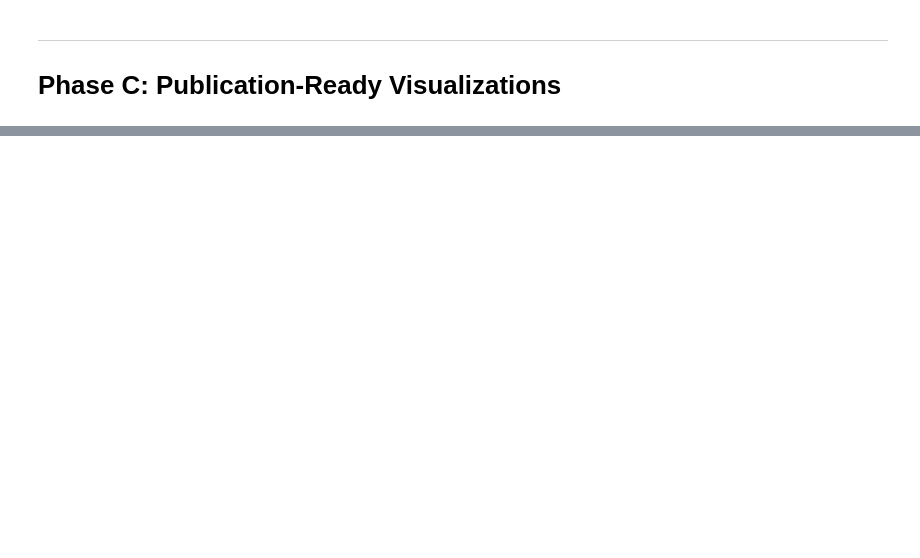
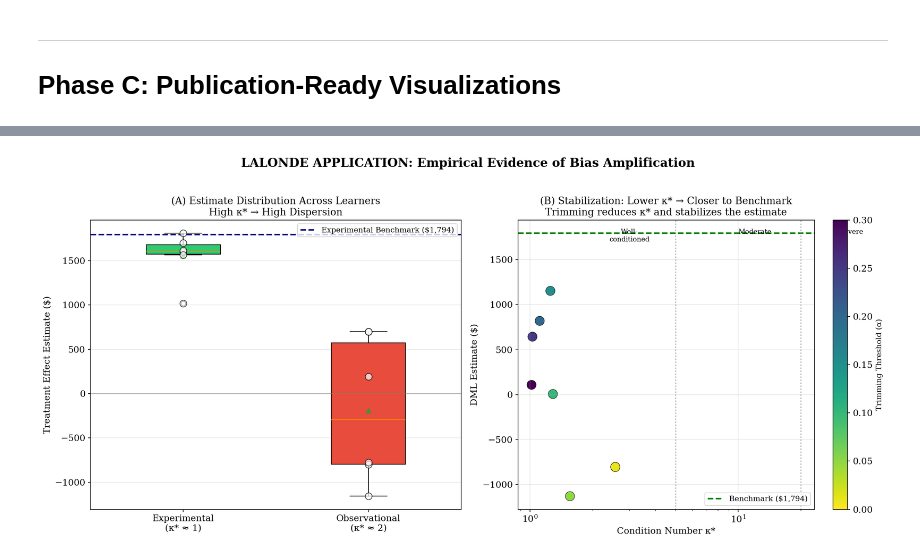
Before and after one commit to gsaco/dml-condition, a Jupyter notebook: notebooks/lalonde_application.ipynb, the cells around one changed output, grey strips where cells are left out. Drawn from its saved outputs; the diff is of its cells as text; code cells hidden in the pictures; blank space fills up the shorter version.

```diff
--- a/notebooks/lalonde_application.ipynb
+++ b/notebooks/lalonde_application.ipynb
@@ -549,0 +1019,99 @@ Saved: ../results/lalonde_stabilization_path.pdf
+# %%
+# =============================================================================
+# PUBLICATION FIGURE: TWO-PANEL LALONDE SUMMARY
+# =============================================================================
+
+fig, axes = plt.subplots(1, 2, figsize=(16, 7))
+
+# =============================================================================
+# Panel A: Estimate Comparison (Box-style)
+# =============================================================================
+ax1 = axes[0]
+
+# Get experimental and observational estimates
+exp_estimates = df_exp['Estimate'].values
+obs_estimates = df_obs['Estimate'].values
+
+# Create box positions
+positions = [1, 2]
+bp = ax1.boxplot([exp_estimates, obs_estimates], positions=positions, widths=0.4,
+                  patch_artist=True, showmeans=True)
+
+# Color boxes
+bp['boxes'][0].set_facecolor('#2ecc71')
+bp['boxes'][1].set_facecolor('#e74c3c')
+
+# Add individual points
+for i, (ests, pos) in enumerate(zip([exp_estimates, obs_estimates], positions)):
+    ax1.scatter([pos]*len(ests), ests, alpha=0.7, s=80, zorder=5,
+                color='white', edgecolors='black', linewidth=1)
+
+# Benchmark line
+ax1.axhline(y=EXPERIMENTAL_BENCHMARK, color='navy', linestyle='--', linewidth=2,
+            label=f'Experimental Benchmark (${EXPERIMENTAL_BENCHMARK:,})')
+
+# Zero line
+ax1.axhline(y=0, color='gray', linestyle='-', linewidth=1, alpha=0.5)
+
+# Labels
+ax1.set_xticks(positions)
+ax1.set_xticklabels([f'Experimental\n(κ* ≈ {df_exp["Kappa_Star"].mean():.0f})',
+                     f'Observational\n(κ* ≈ {df_obs["Kappa_Star"].mean():.0f})'])
+ax1.set_ylabel('Treatment Effect Estimate ($)', fontsize=12)
+ax1.set_title('(A) Estimate Distribution Across Learners\n'
+              'High κ* → High Dispersion', fontsize=13)
+ax1.legend(loc='upper right', fontsize=10)
+ax1.grid(True, alpha=0.3, axis='y')
+
+# =============================================================================
+# Panel B: κ* vs Estimate across Trimming
+# =============================================================================
+ax2 = axes[1]
+
+# Scatter plot: κ* vs estimate
+scatter = ax2.scatter(
+    df_trimming['kappa_star'],
+    df_trimming['estimate'],
+    c=df_trimming['alpha'],
+    cmap='viridis_r',
+    s=150,
+    edgecolors='black',
+    linewidth=0.5,
+)
+
+# Add colorbar
+cbar = plt.colorbar(scatter, ax=ax2)
+cbar.set_label('Trimming Threshold (α)', fontsize=10)
+
+# Benchmark line
+ax2.axhline(y=EXPERIMENTAL_BENCHMARK, color='green', linestyle='--', linewidth=2,
+            label=f'Benchmark (${EXPERIMENTAL_BENCHMARK:,})')
+
+# Regime boundaries
+ax2.axvline(x=5, color='gray', linestyle=':', linewidth=1.5, alpha=0.7)
+ax2.axvline(x=20, color='gray', linestyle=':', linewidth=1.5, alpha=0.7)
+
+# Add regime labels
+ax2.text(3, ax2.get_ylim()[1]*0.95, 'Well-\nconditioned', fontsize=9, ha='center', va='top')
+ax2.text(12, ax2.get_ylim()[1]*0.95, 'Moderate', fontsize=9, ha='center', va='top')
+ax2.text(35, ax2.get_ylim()[1]*0.95, 'Severe', fontsize=9, ha='center', va='top')
+
+ax2.set_xscale('log')
+ax2.set_xlabel('Condition Number κ*', fontsize=12)
+ax2.set_ylabel('DML Estimate ($)', fontsize=12)
+ax2.set_title('(B) Stabilization: Lower κ* → Closer to Benchmark\n'
+              'Trimming reduces κ* and stabilizes the estimate', fontsize=13)
+ax2.legend(loc='lower right', fontsize=10)
+ax2.grid(True, alpha=0.3)
+
+plt.suptitle(
+    'LALONDE APPLICATION: Empirical Evidence of Bias Amplification',
+    fontsize=16, fontweight='bold', y=1.02
+)
+
+plt.tight_layout()
+plt.savefig(RESULTS_DIR / 'lalonde_publication_figure.pdf', dpi=300, bbox_inches='tight')
+plt.savefig(RESULTS_DIR / 'lalonde_publication_figure.png', dpi=300, bbox_inches='tight')
+print(f"Saved: {RESULTS_DIR / 'lalonde_publication_figure.pdf'}")
+plt.show()
+# %% [output]
@@ -550 +1119,2 @@ Saved: ../results/lalonde_stabilization_path.pdf
+[figure, added]
 # %% [markdown]
```
Also changed, not shown: parts of 34 cells of this notebook, 55 other files.
